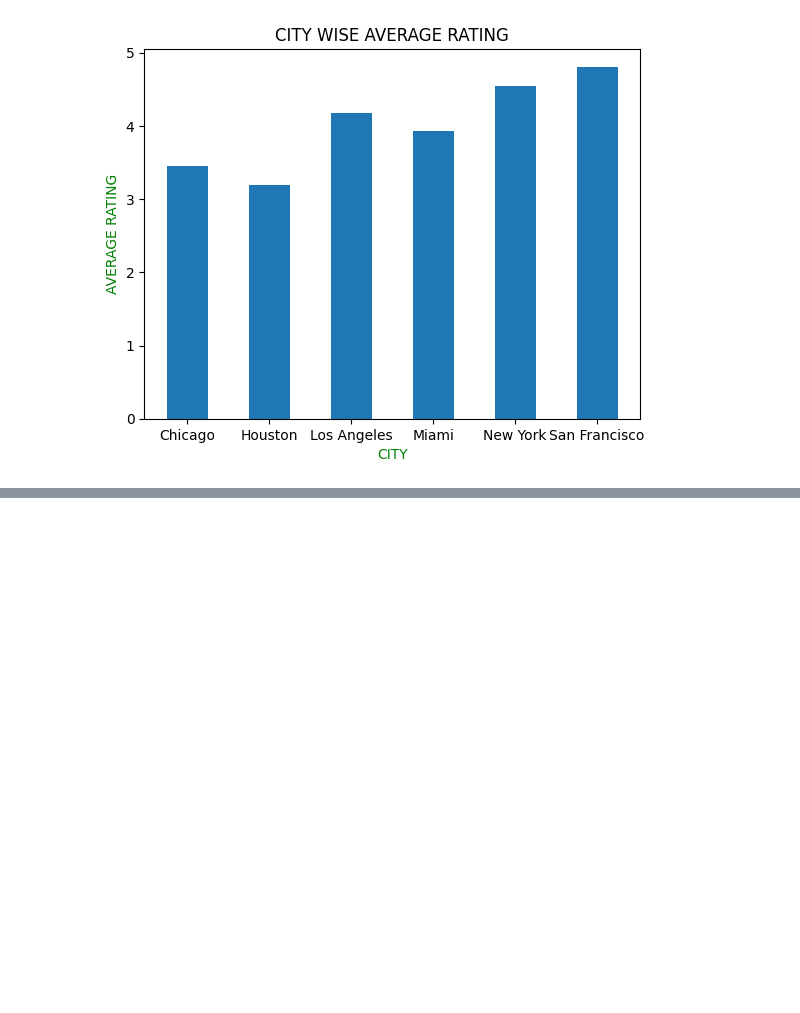
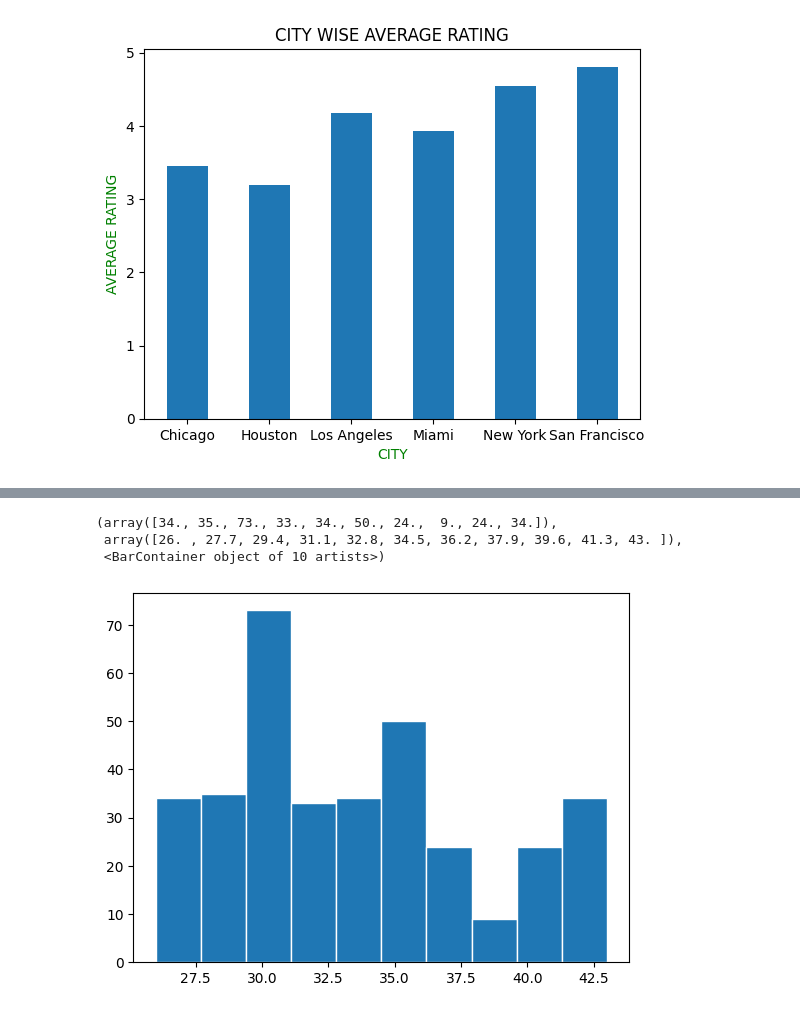
Before and after one commit to abinanand/Pandas_works, a Jupyter notebook: Customer_behaviour_case_study/customer_behviour_study.ipynb, the cells around one changed output, grey strips where cells are left out. Saved outputs shown, nothing was run; the diff lists cells and outputs as text; code cells hidden in the pictures; blank space fills up the shorter version.

```diff
--- a/Customer_behaviour_case_study/customer_behviour_study.ipynb
+++ b/Customer_behaviour_case_study/customer_behviour_study.ipynb
@@ -228,0 +264,8 @@ Text(0.5, 1.0, 'CITY WISE AVERAGE RATING')
+# %%
+# Histogram chart
+plt.hist(df["age"],bins=10,edgecolor="white")
+# %% [output]
+(array([34., 35., 73., 33., 34., 50., 24.,  9., 24., 34.]),
+ array([26. , 27.7, 29.4, 31.1, 32.8, 34.5, 36.2, 37.9, 39.6, 41.3, 43. ]),
+ <BarContainer object of 10 artists>)
+[figure, added]
```
Also changed, not shown: parts of 4 cells of this notebook.
